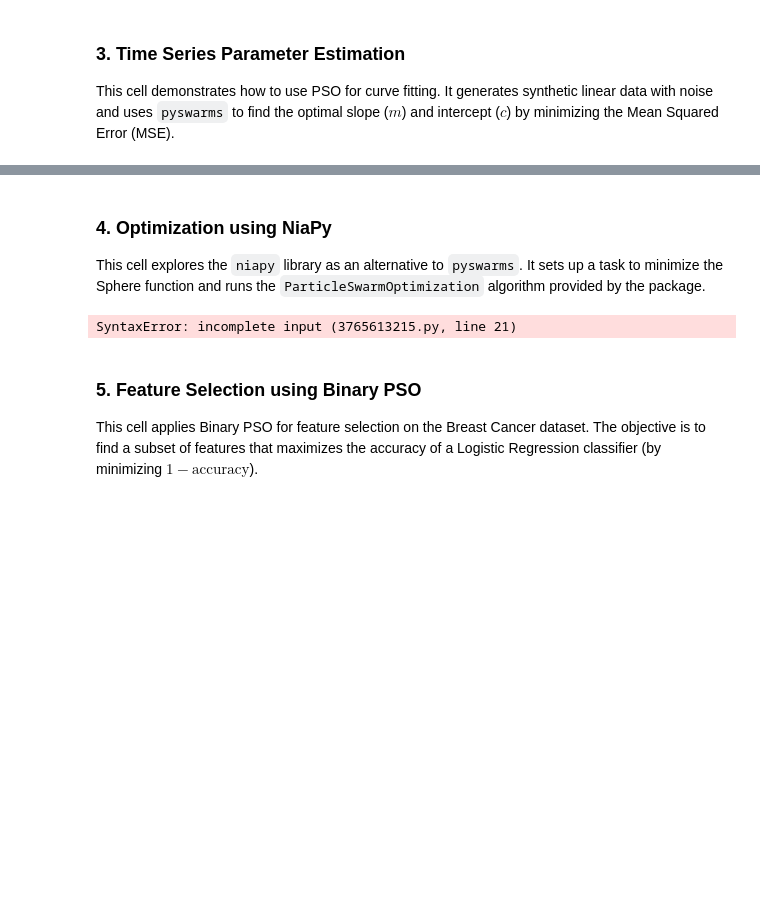
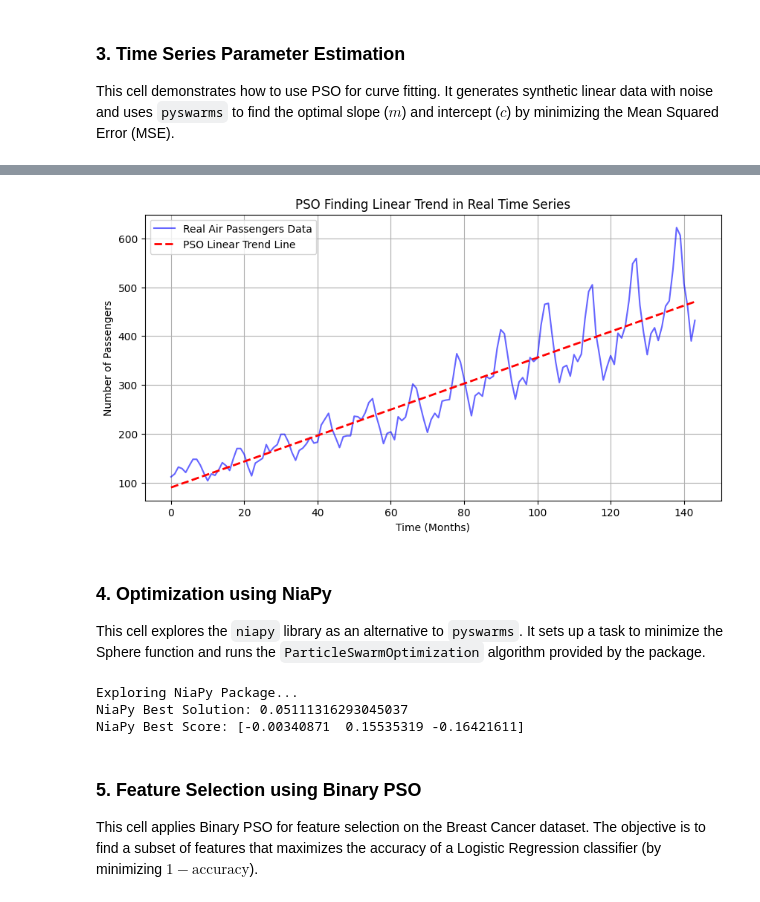
Before and after one commit to vishnu-17o7/SEM-8, a Jupyter notebook: MHO LAB/program 5.ipynb, the cells around one changed output, grey strips where cells are left out. Cells and saved outputs as stored; diff of their text form; code cells hidden in the pictures; blank space fills up the shorter version.

Commit message:
Implement feature X to enhance user experience and optimize performance

```diff
--- a/MHO LAB/program 5.ipynb
+++ b/MHO LAB/program 5.ipynb
@@ -169,0 +132,69 @@ PSO Found:       m=2.83, c=5.90
+# %%
+import numpy as np
+import pandas as pd
+import pyswarms as ps
+import matplotlib.pyplot as plt
+
+# --- 1. Load Real Time Series Dataset (Air Passengers) ---
+# We load directly from a raw URL to avoid manual download
+url = "https://raw.githubusercontent.com/jbrownlee/Datasets/master/airline-passengers.csv"
+df = pd.read_csv(url)
+
+# Preprocessing
+# We need numerical X (time steps) and Y (values) for the PSO to process
+y_true = df['Passengers'].values
+t = np.arange(len(y_true))  # Time steps: 0, 1, 2, ... 143
+
+# Normalize data to make optimization easier/faster for PSO
+# (Optimization works best when values are small, e.g., 0-1 or 0-10)
+y_max = np.max(y_true)
+y_norm = y_true / y_max
+t_max = np.max(t)
+t_norm = t / t_max
+
+# --- 2. Define MSE Objective Function ---
+def mse_objective(particles):
+    # particles shape: (n_particles, 2) -> columns are [m, c]
+    # We want to fit y = mx + c
+    losses = []
+    for i in range(particles.shape[0]):
+        m, c = particles[i]
+
+        # Calculate predicted line
+        y_pred = m * t_norm + c
+
+        # Mean Squared Error
+        mse = np.mean((y_norm - y_pred)**2)
+        losses.append(mse)
+    return np.array(losses)
+
+# --- 3. Run PSO ---
+# Search space bounds: m and c usually between -1 and 1 for normalized data
+# options: c1 (cognitive), c2 (social), w (inertia)
+options = {'c1': 0.5, 'c2': 0.3, 'w': 0.9}
+optimizer = ps.single.GlobalBestPSO(n_particles=50, dimensions=2, options=options)
+
+# Perform optimization
+cost, pos = optimizer.optimize(mse_objective, iters=100, verbose=False)
+
+# --- 4. Result & Visualization ---
+m_best, c_best = pos
+
+# Convert normalized predictions back to original scale for plotting
+y_fit_norm = m_best * t_norm + c_best
+y_fit_real = y_fit_norm * y_max
+
+print(f"Optimal Trend Found (Normalized): m={m_best:.4f}, c={c_best:.4f}")
+print(f"Final MSE Loss: {cost:.6f}")
+
+# Plotting
+plt.figure(figsize=(10, 5))
+plt.plot(t, y_true, label='Real Air Passengers Data', color='blue', alpha=0.6)
+plt.plot(t, y_fit_real, label='PSO Linear Trend Line', color='red', linewidth=2, linestyle='--')
+plt.title('PSO Finding Linear Trend in Real Time Series')
+plt.xlabel('Time (Months)')
+plt.ylabel('Number of Passengers')
+plt.legend()
+plt.grid(True)
+plt.show()
+# %% [output]
@@ -170,15 +203,12 @@ PSO Found:       m=2.83, c=5.90
+[figure, added]
 # %% [markdown]
 ### 4. Optimization using NiaPy
 This cell explores the `niapy` library as an alternative to `pyswarms`. It sets up a task to minimize the Sphere function and runs the `ParticleSwarmOptimization` algorithm provided by the package.
 # %%
-# This cell demonstrates using 'niapy', an alternative library to 'pyswarms'
-# You may need to run: pip install niapy
 
 from niapy.algorithms.basic import ParticleSwarmOptimization
 from niapy.task import Task
 from niapy.problems import Sphere
-
-print("Exploring NiaPy Package...")
 
 # Define a task: Minimize Sphere function with 3 dimensions
 task = Task(problem=Sphere(dimension=3), max_iters=100)
@@ -192,7 +222,9 @@ best_score, best_solution = algo.run(task)
 print(f"NiaPy Best Solution: {best_solution}")
 print(f"NiaPy Best Score: {best_score}")
 # %% [output]
-SyntaxError: incomplete input (3765613215.py, line 21)
+Exploring NiaPy Package...
+NiaPy Best Solution: 0.05111316293045037
+NiaPy Best Score: [-0.00340871  0.15535319 -0.16421611]
 # %% [markdown]
 ### 5. Feature Selection using Binary PSO
 This cell applies Binary PSO for feature selection on the Breast Cancer dataset. The objective is to find a subset of features that maximizes the accuracy of a Logistic Regression classifier (by minimizing $1 - \text{accuracy}$).
```
Also changed, not shown: parts of 6 cells of this notebook.
